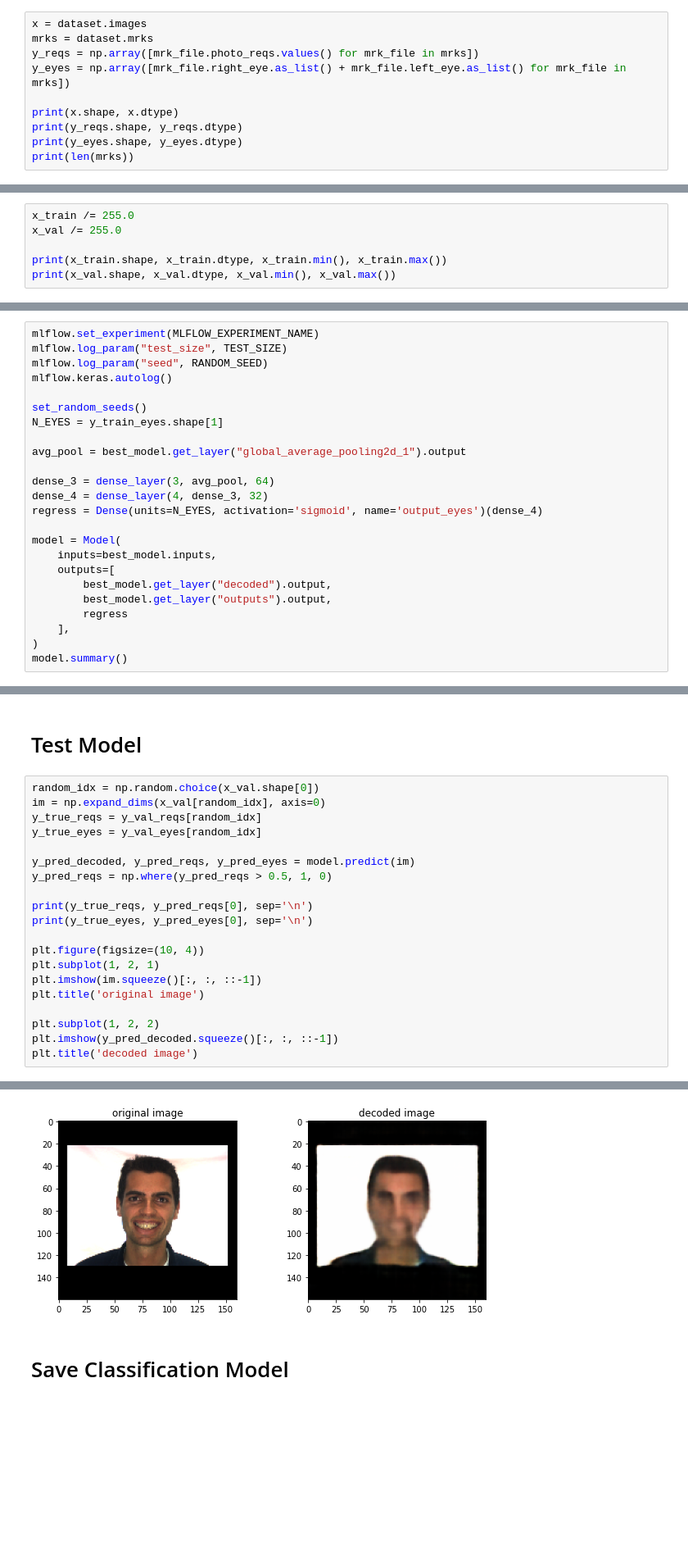
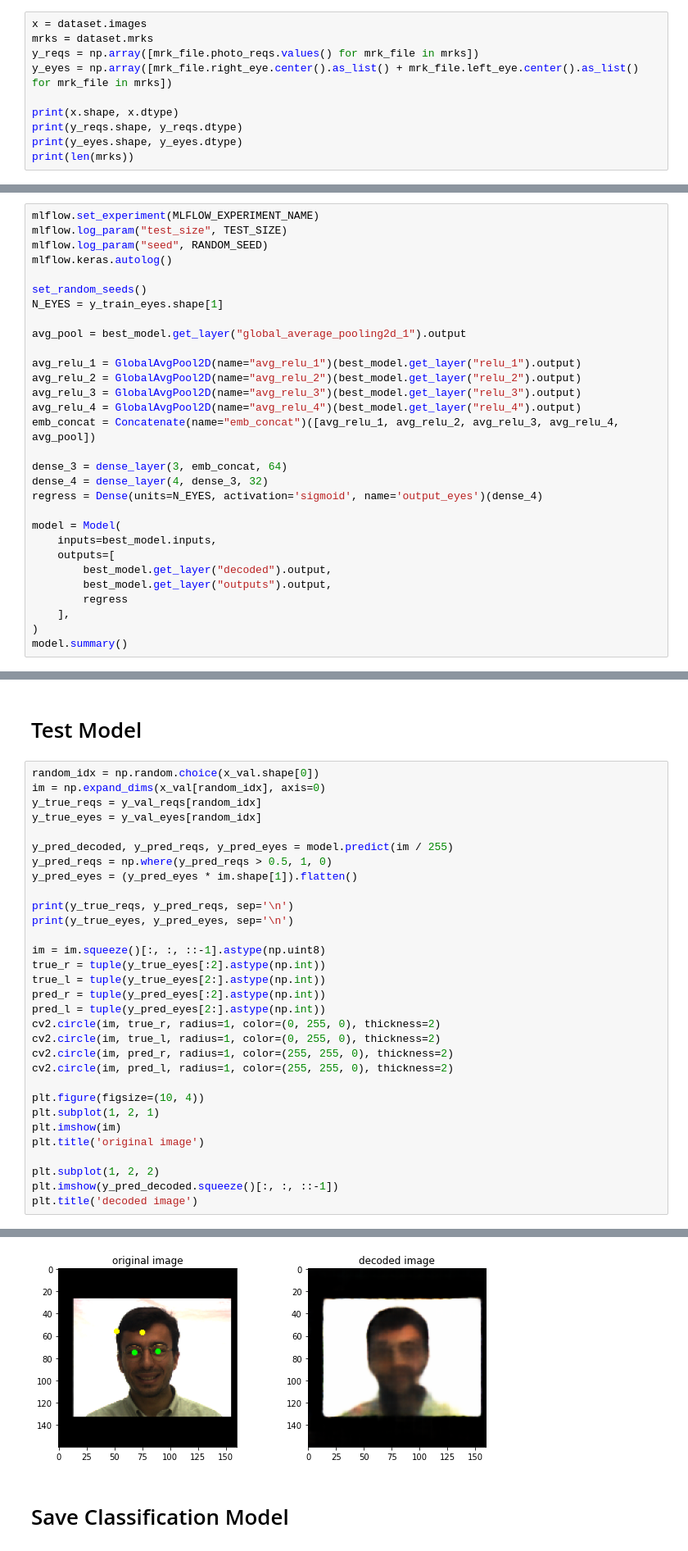
Before and after one commit to arnaldog12/icaonet, a Jupyter notebook: notebooks/supervised_unsupervised/Multilearning-Finetune.ipynb, the cells around one changed output, grey strips where cells are left out. Shown: that part at 82% size. Saved outputs shown, nothing was run; the diff lists cells and outputs as text; blank space fills up the shorter version.

Commit message:
submit v0.9.8 to FVC
predict eyes by using embeddings from multiple layers

```diff
--- a/notebooks/supervised_unsupervised/Multilearning-Finetune.ipynb
+++ b/notebooks/supervised_unsupervised/Multilearning-Finetune.ipynb
@@ -89,7 +94,7 @@ Dataset found. Loading...
 x = dataset.images
 mrks = dataset.mrks
 y_reqs = np.array([mrk_file.photo_reqs.values() for mrk_file in mrks])
-y_eyes = np.array([mrk_file.right_eye.as_list() + mrk_file.left_eye.as_list() for mrk_file in mrks])
+y_eyes = np.array([mrk_file.right_eye.center().as_list() + mrk_file.left_eye.center().as_list() for mrk_file in mrks])
 
 print(x.shape, x.dtype)
 print(y_reqs.shape, y_reqs.dtype)
@@ -129,8 +195,2 @@ val_mrks = mrks[x_val_idx]
 # %% [markdown]
 # Model Training
-# %%
-x_train /= 255.0
-x_val /= 255.0
-
-print(x_train.shape, x_train.dtype, x_train.min(), x_train.max())
-print(x_val.shape, x_val.dtype, x_val.min(), x_val.max())
@@ -179,7 +236,13 @@ N_EYES = y_train_eyes.shape[1]
 
 avg_pool = best_model.get_layer("global_average_pooling2d_1").output
 
-dense_3 = dense_layer(3, avg_pool, 64)
+avg_relu_1 = GlobalAvgPool2D(name="avg_relu_1")(best_model.get_layer("relu_1").output)
+avg_relu_2 = GlobalAvgPool2D(name="avg_relu_2")(best_model.get_layer("relu_2").output)
+avg_relu_3 = GlobalAvgPool2D(name="avg_relu_3")(best_model.get_layer("relu_3").output)
+avg_relu_4 = GlobalAvgPool2D(name="avg_relu_4")(best_model.get_layer("relu_4").output)
+emb_concat = Concatenate(name="emb_concat")([avg_relu_1, avg_relu_2, avg_relu_3, avg_relu_4, avg_pool])
+
+dense_3 = dense_layer(3, emb_concat, 64)
 dense_4 = dense_layer(4, dense_3, 32)
 regress = Dense(units=N_EYES, activation='sigmoid', name='output_eyes')(dense_4)
 
@@ -321,15 +381,26 @@ im = np.expand_dims(x_val[random_idx], axis=0)
 y_true_reqs = y_val_reqs[random_idx]
 y_true_eyes = y_val_eyes[random_idx]
 
-y_pred_decoded, y_pred_reqs, y_pred_eyes = model.predict(im)
+y_pred_decoded, y_pred_reqs, y_pred_eyes = model.predict(im / 255)
 y_pred_reqs = np.where(y_pred_reqs > 0.5, 1, 0)
+y_pred_eyes = (y_pred_eyes * im.shape[1]).flatten()
 
-print(y_true_reqs, y_pred_reqs[0], sep='\n')
-print(y_true_eyes, y_pred_eyes[0], sep='\n')
+print(y_true_reqs, y_pred_reqs, sep='\n')
+print(y_true_eyes, y_pred_eyes, sep='\n')
+
+im = im.squeeze()[:, :, ::-1].astype(np.uint8)
+true_r = tuple(y_true_eyes[:2].astype(np.int))
+true_l = tuple(y_true_eyes[2:].astype(np.int))
+pred_r = tuple(y_pred_eyes[:2].astype(np.int))
+pred_l = tuple(y_pred_eyes[2:].astype(np.int))
+cv2.circle(im, true_r, radius=1, color=(0, 255, 0), thickness=2)
+cv2.circle(im, true_l, radius=1, color=(0, 255, 0), thickness=2)
+cv2.circle(im, pred_r, radius=1, color=(255, 255, 0), thickness=2)
+cv2.circle(im, pred_l, radius=1, color=(255, 255, 0), thickness=2)
 
 plt.figure(figsize=(10, 4))
 plt.subplot(1, 2, 1)
-plt.imshow(im.squeeze()[:, :, ::-1])
+plt.imshow(im)
 plt.title('original image')
 
 plt.subplot(1, 2, 2)
@@ -345,5 +414,5 @@ plt.title('decoded image')
 Text(0.5, 1.0, 'decoded image')
-[figure, old version]
+[figure, new version]
 # %% [markdown]
 # Save Classification Model
 # %%
```
Also changed, not shown: parts of 18 cells of this notebook, 5 other files.
